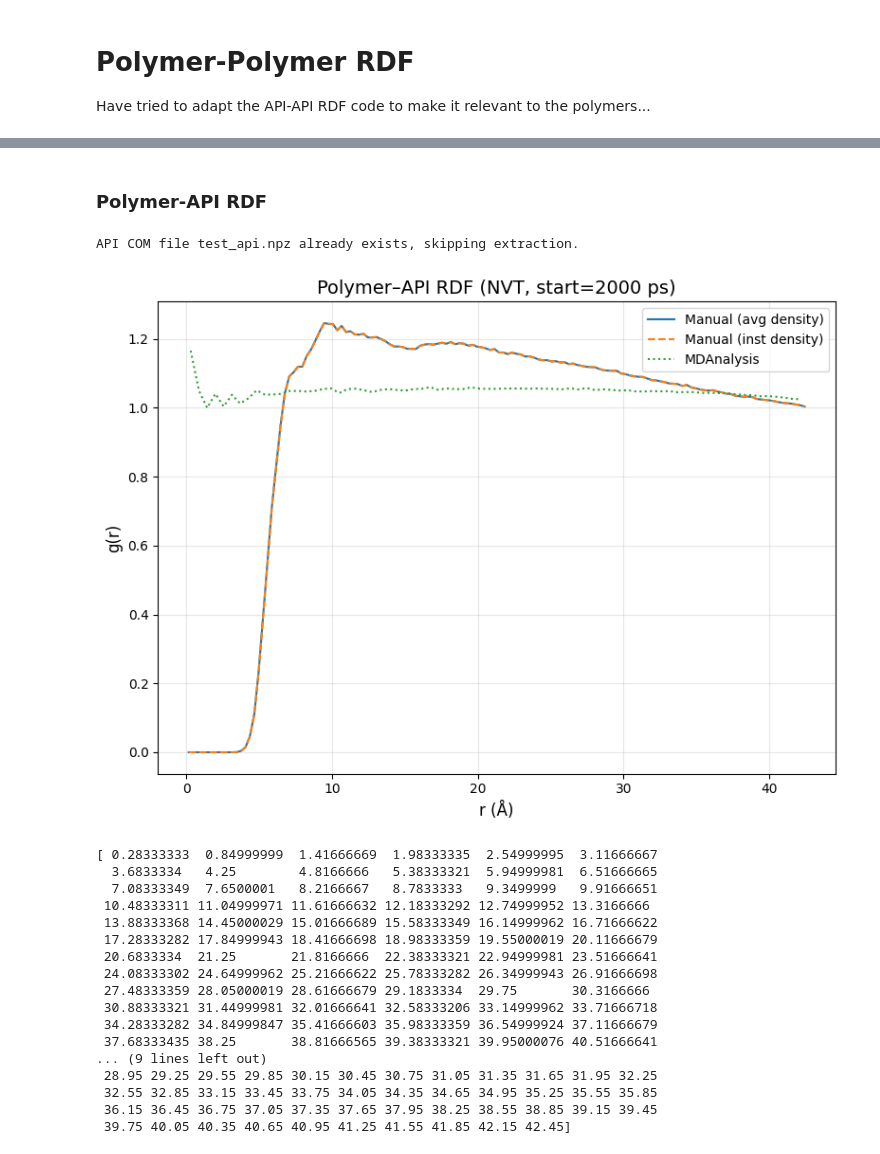
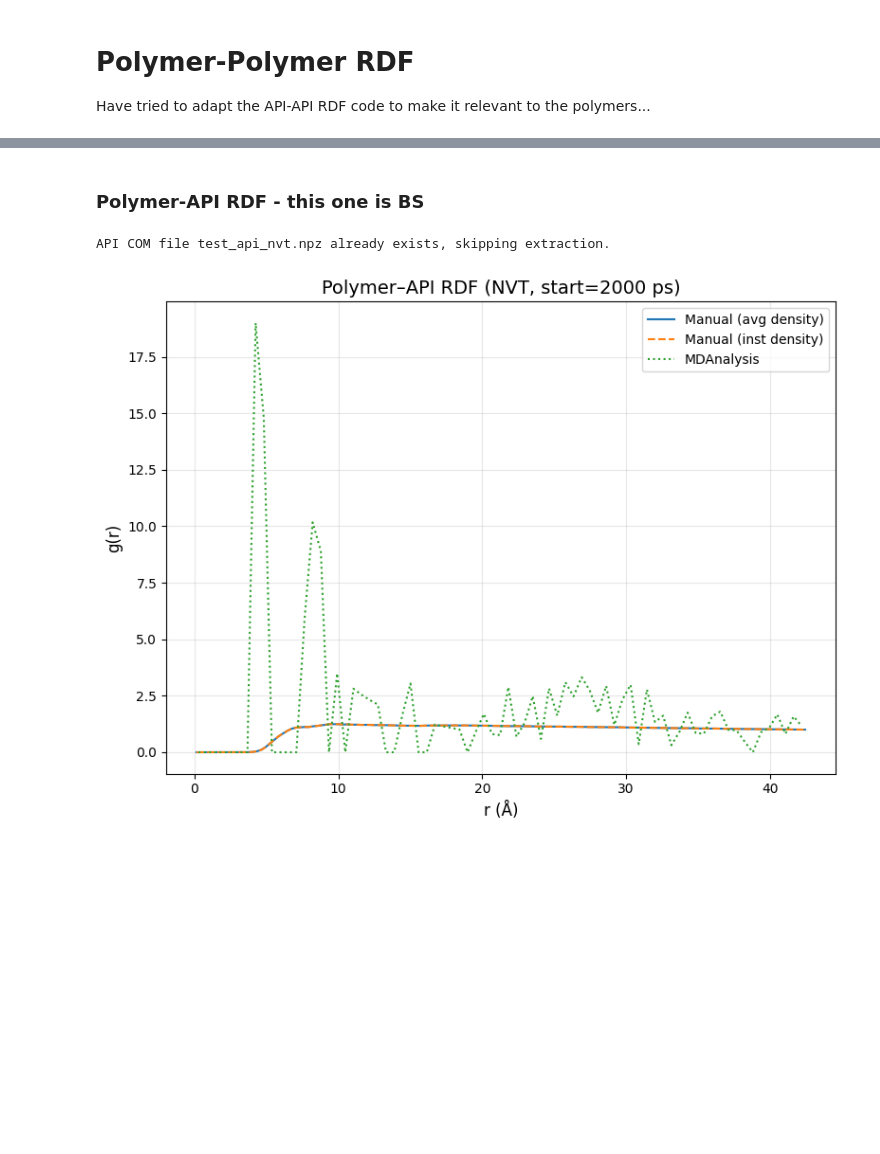
Before and after one commit to Luca-Gasparro/breaking_bad, a Jupyter notebook: rdf/rdf_results.ipynb, the cells around one changed output, grey strips where cells are left out. Cells and saved outputs as stored; diff of their text form; code cells hidden in the pictures; blank space fills up the shorter version.

```diff
--- a/rdf/rdf_results.ipynb
+++ b/rdf/rdf_results.ipynb
@@ -174,5 +186,5 @@ plt.savefig("polY_poly_rdf_npt.png", dpi=300)
 # %% [markdown]
-### Polymer-API RDF
+### Polymer-API RDF - this one is BS
 # %%
 # ----- NVT Simulation ------
 man_poly_api_nvt_bin_avg, man_poly_api_nvt_rdf_avg = (
@@ -180,7 +192,7 @@ man_poly_api_nvt_bin_avg, man_poly_api_nvt_rdf_avg = (
         polymer_topology_file="dry_nvt_polymer.tpr",
         polymer_trajectory_file="dry_nvt_trim_polymers.xtc",
         reference_particle_name="N1",
-        simulation_information_filename="test_api.npz",
+        simulation_information_filename="test_api_nvt.npz",
         bin_width=0.3,
         instantaneous=False,
         start_time=2000,
@@ -192,7 +204,7 @@ man_poly_api_nvt_bin_inst, man_poly_api_nvt_rdf_inst = (
         polymer_topology_file="dry_nvt_polymer.tpr",
         polymer_trajectory_file="dry_nvt_trim_polymers.xtc",
         reference_particle_name="N1",
-        simulation_information_filename="test_api.npz",
+        simulation_information_filename="test_api_nvt.npz",
         bin_width=0.3,
         instantaneous=True,
         start_time=2000,
@@ -200,14 +212,15 @@ man_poly_api_nvt_bin_inst, man_poly_api_nvt_rdf_inst = (
 )
 
 
-mda_poly_api_nvt_bin, mda_poly_api_nvt_rdf = rdf_analysis.api_polymer_rdf(
+mda_poly_api_nvt_bin, mda_poly_api_nvt_rdf = rdf_analysis.api_polymer_rdf_new(
     "dry_nvt.tpr",
     "dry_nvt_trim_whole.xtc",
     api_residue_name="NAP",
-    output_filename="test_api.npz",
+    simulation_information_filename="test_api_nvt.npz",
     polymer_topology_file="dry_nvt_polymer.tpr",
     polymer_trajectory_file="dry_nvt_trim_polymers.xtc",
     polymer_atom_name="N1",
+    api_atom_name="NAP",
     start_time=2000,
     frame_strides=[1],
 )
@@ -222,53 +235,33 @@ plt.plot(
     label="Manual (avg density)",
     color="C0",
     linestyle="-",
 )
 
 # Manual inst
 plt.plot(
     man_poly_api_nvt_bin_inst,
     man_poly_api_nvt_rdf_inst,
     label="Manual (inst density)",
     color="C1",
     linestyle="--",
 )
 
-# MDAnalysis inst
+# MDAnalysis
 plt.plot(
     mda_poly_api_nvt_bin,
     mda_poly_api_nvt_rdf[0],
     label="MDAnalysis",
     color="C2",
     linestyle=":",
 )
 
 plt.xlabel("r (Å)", fontsize=12)
 plt.ylabel("g(r)", fontsize=12)
 plt.title("Polymer–API RDF (NVT, start=2000 ps)", fontsize=14)
 plt.legend()
 plt.grid(True, alpha=0.3)
 plt.tight_layout()
 plt.show()
-
-print(mda_poly_api_nvt_bin)
-print(man_poly_api_nvt_bin_inst)
 # %% [output]
-API COM file test_api.npz already exists, skipping extraction.
+API COM file test_api_nvt.npz already exists, skipping extraction.
-[figure, old version]
+[figure, new version]
-[ 0.28333333  0.84999999  1.41666669  1.98333335  2.54999995  3.11666667
-  3.6833334   4.25        4.8166666   5.38333321  5.94999981  6.51666665
-  7.08333349  7.6500001   8.2166667   8.7833333   9.3499999   9.91666651
- 10.48333311 11.04999971 11.61666632 12.18333292 12.74999952 13.3166666
- 13.88333368 14.45000029 15.01666689 15.58333349 16.14999962 16.71666622
- 17.28333282 17.84999943 18.41666698 18.98333359 19.55000019 20.11666679
- 20.6833334  21.25       21.8166666  22.38333321 22.94999981 23.51666641
- 24.08333302 24.64999962 25.21666622 25.78333282 26.34999943 26.91666698
- 27.48333359 28.05000019 28.61666679 29.1833334  29.75       30.3166666
- 30.88333321 31.44999981 32.01666641 32.58333206 33.14999962 33.71666718
- 34.28333282 34.84999847 35.41666603 35.98333359 36.54999924 37.11666679
- 37.68333435 38.25       38.81666565 39.38333321 39.95000076 40.51666641
-... (9 lines left out)
- 28.95 29.25 29.55 29.85 30.15 30.45 30.75 31.05 31.35 31.65 31.95 32.25
- 32.55 32.85 33.15 33.45 33.75 34.05 34.35 34.65 34.95 35.25 35.55 35.85
- 36.15 36.45 36.75 37.05 37.35 37.65 37.95 38.25 38.55 38.85 39.15 39.45
- 39.75 40.05 40.35 40.65 40.95 41.25 41.55 41.85 42.15 42.45]
```
Also changed, not shown: parts of 5 cells of this notebook, 5 other files.
